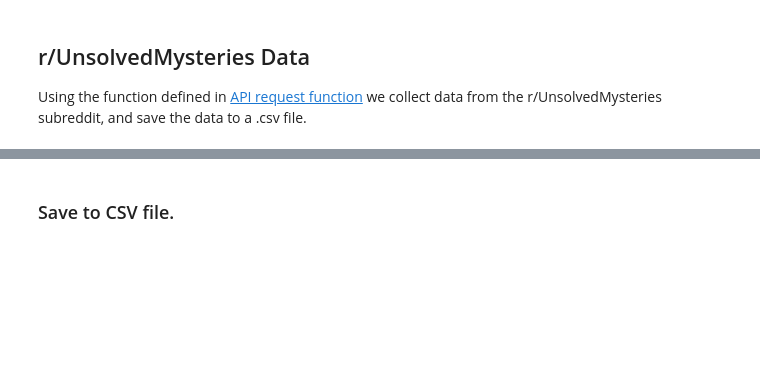
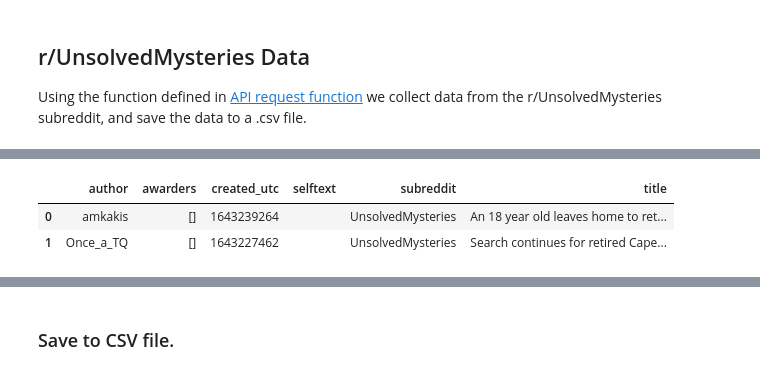
Before and after one commit to pezpet/general-assembly, a Jupyter notebook: projects/project-3-andres/code/01-data-collector.ipynb, the cells around one changed output, grey strips where cells are left out. Drawn from its saved outputs; the diff is of its cells as text; code cells hidden in the pictures; blank space fills up the shorter version.

```diff
--- a/projects/project-3-andres/code/data-collector.ipynb
+++ b/projects/project-3-andres/code/01-data-collector.ipynb
@@ -214,0 +262,6 @@ Posts before 1622291579. Current data frame has 1099 rows
+# %%
+data_unsol.head(2)
+# %% [output]
+|  | author | awarders | created_utc | selftext | subreddit | title |
+| 0 | amkakis | [] | 1643239264 |  | UnsolvedMysteries | An 18 year old leaves home to ret... |
+| 1 | Once_a_TQ | [] | 1643227462 |  | UnsolvedMysteries | Search continues for retired Cape... |
```
Also changed, not shown: parts of 14 cells of this notebook, 3 other files.
